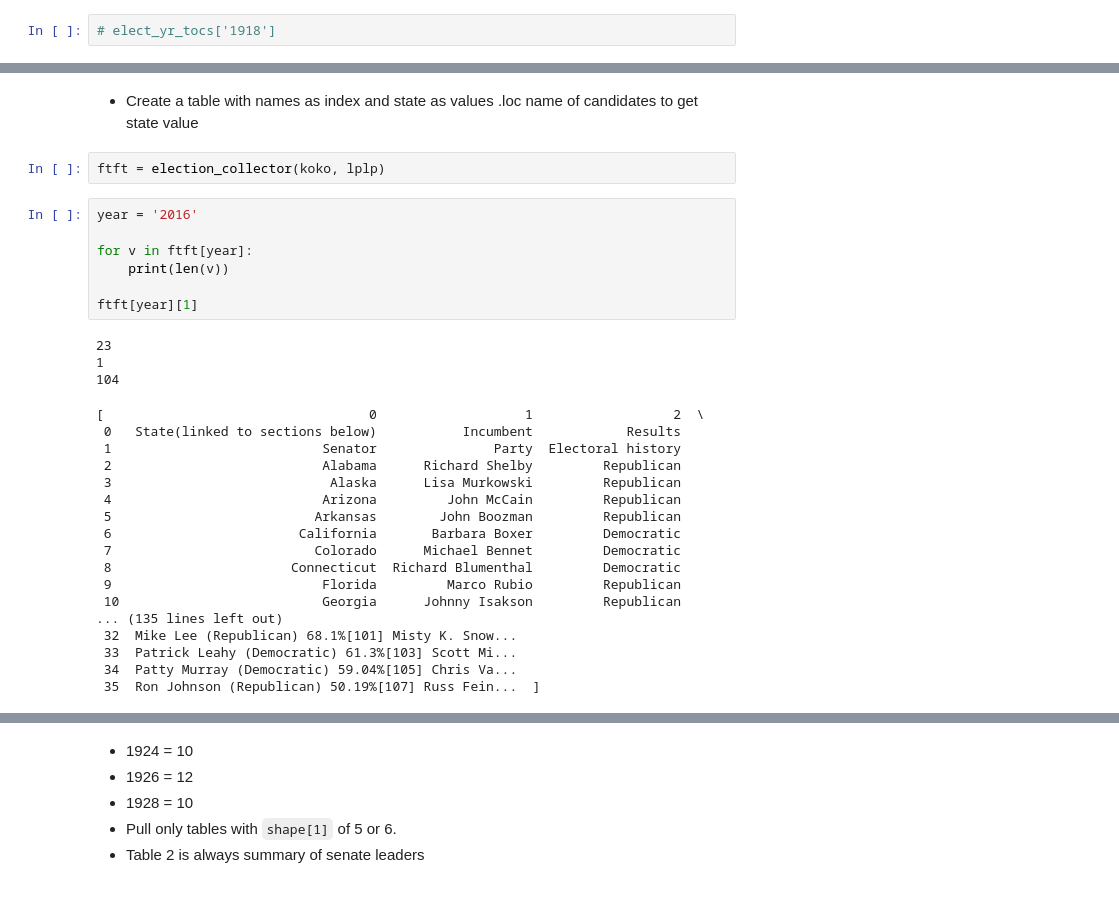
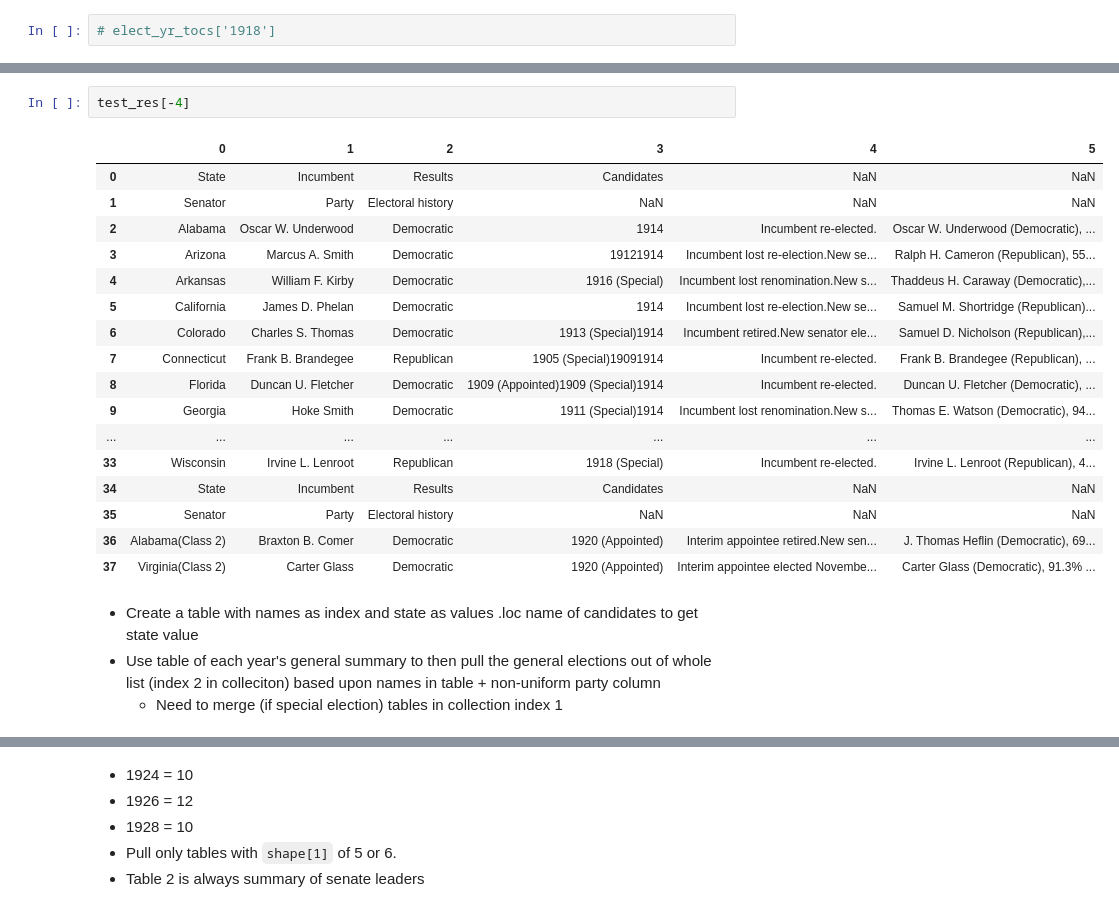
Before and after one commit to dfuller22/US_Senate_Election_Predictor, a Jupyter notebook: Playground.ipynb, the cells around one changed output, grey strips where cells are left out. Drawn from its saved outputs; the diff is of its cells as text.

```diff
--- a/Playground.ipynb
+++ b/Playground.ipynb
@@ -341,32 +699,24 @@ lplp = {v:elect_yr_tocs[v] for v in ['1918', '1924', '1976', '2016', '2018']}
+# %%
+test_res[-4]
+# %% [output]
+|  | 0 | 1 | 2 | 3 | 4 | 5 |
+| 0 | State | Incumbent | Results | Candidates | NaN | NaN |
+| 1 | Senator | Party | Electoral history | NaN | NaN | NaN |
+| 2 | Alabama | Oscar W. Underwood | Democratic | 1914 | Incumbent re-elected. | Oscar W. Underwood (Democratic), ... |
+| 3 | Arizona | Marcus A. Smith | Democratic | 19121914 | Incumbent lost re-election.New se... | Ralph H. Cameron (Republican), 55... |
+| 4 | Arkansas | William F. Kirby | Democratic | 1916 (Special) | Incumbent lost renomination.New s... | Thaddeus H. Caraway (Democratic),... |
+| 5 | California | James D. Phelan | Democratic | 1914 | Incumbent lost re-election.New se... | Samuel M. Shortridge (Republican)... |
+| 6 | Colorado | Charles S. Thomas | Democratic | 1913 (Special)1914 | Incumbent retired.New senator ele... | Samuel D. Nicholson (Republican),... |
+| 7 | Connecticut | Frank B. Brandegee | Republican | 1905 (Special)19091914 | Incumbent re-elected. | Frank B. Brandegee (Republican), ... |
+| 8 | Florida | Duncan U. Fletcher | Democratic | 1909 (Appointed)1909 (Special)1914 | Incumbent re-elected. | Duncan U. Fletcher (Democratic), ... |
+| 9 | Georgia | Hoke Smith | Democratic | 1911 (Special)1914 | Incumbent lost renomination.New s... | Thomas E. Watson (Democratic), 94... |
+| ... | ... | ... | ... | ... | ... | ... |
+| 33 | Wisconsin | Irvine L. Lenroot | Republican | 1918 (Special) | Incumbent re-elected. | Irvine L. Lenroot (Republican), 4... |
+| 34 | State | Incumbent | Results | Candidates | NaN | NaN |
+| 35 | Senator | Party | Electoral history | NaN | NaN | NaN |
+| 36 | Alabama(Class 2) | Braxton B. Comer | Democratic | 1920 (Appointed) | Interim appointee retired.New sen... | J. Thomas Heflin (Democratic), 69... |
+| 37 | Virginia(Class 2) | Carter Glass | Democratic | 1920 (Appointed) | Interim appointee elected Novembe... | Carter Glass (Democratic), 91.3% ... |
 # %% [markdown]
 * Create a table with names as index and state as values .loc name of candidates to get state value
+* Use table of each year's general summary to then pull the general elections out of whole list (index 2 in colleciton) based upon names in table + non-uniform party column
+    * Need to merge (if special election) tables in collection index 1
-# %%
-ftft = election_collector(koko, lplp)
-# %%
-year = '2016'
-
-for v in ftft[year]:
-    print(len(v))
-
-ftft[year][1]
-# %% [output]
-23
-1
-104
-[                                  0                   1                  2  \
- 0   State(linked to sections below)           Incumbent            Results
- 1                           Senator               Party  Electoral history
- 2                           Alabama      Richard Shelby         Republican
- 3                            Alaska      Lisa Murkowski         Republican
- 4                           Arizona         John McCain         Republican
- 5                          Arkansas        John Boozman         Republican
- 6                        California       Barbara Boxer         Democratic
- 7                          Colorado      Michael Bennet         Democratic
- 8                       Connecticut  Richard Blumenthal         Democratic
- 9                           Florida         Marco Rubio         Republican
- 10                          Georgia      Johnny Isakson         Republican
-... (135 lines left out)
- 32  Mike Lee (Republican) 68.1%[101] Misty K. Snow...
- 33  Patrick Leahy (Democratic) 61.3%[103] Scott Mi...
- 34  Patty Murray (Democratic) 59.04%[105] Chris Va...
- 35  Ron Johnson (Republican) 50.19%[107] Russ Fein...  ]
```
Also changed, not shown: parts of 27 cells of this notebook, 1 other file.
